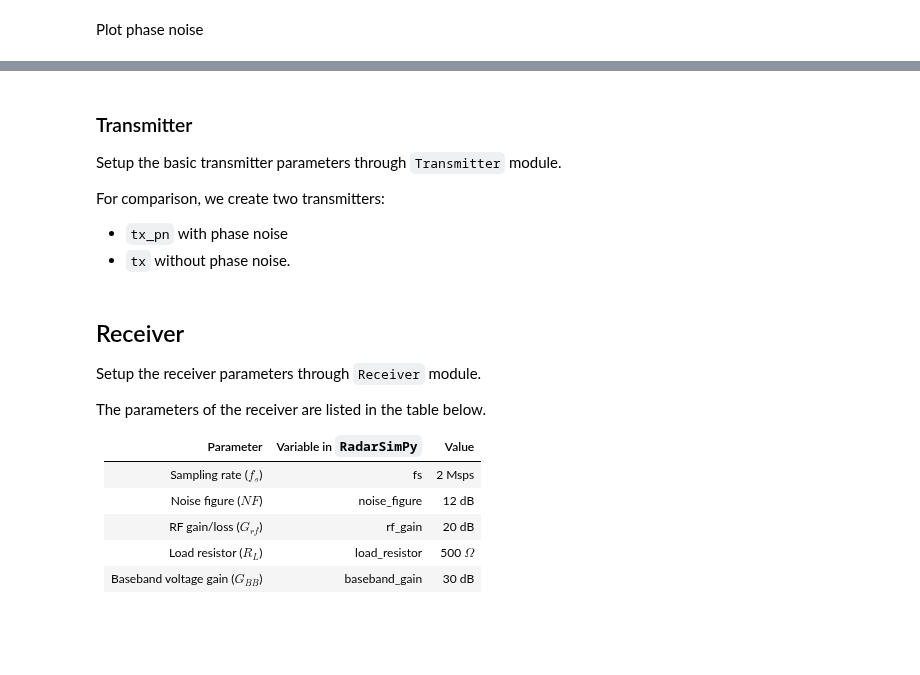
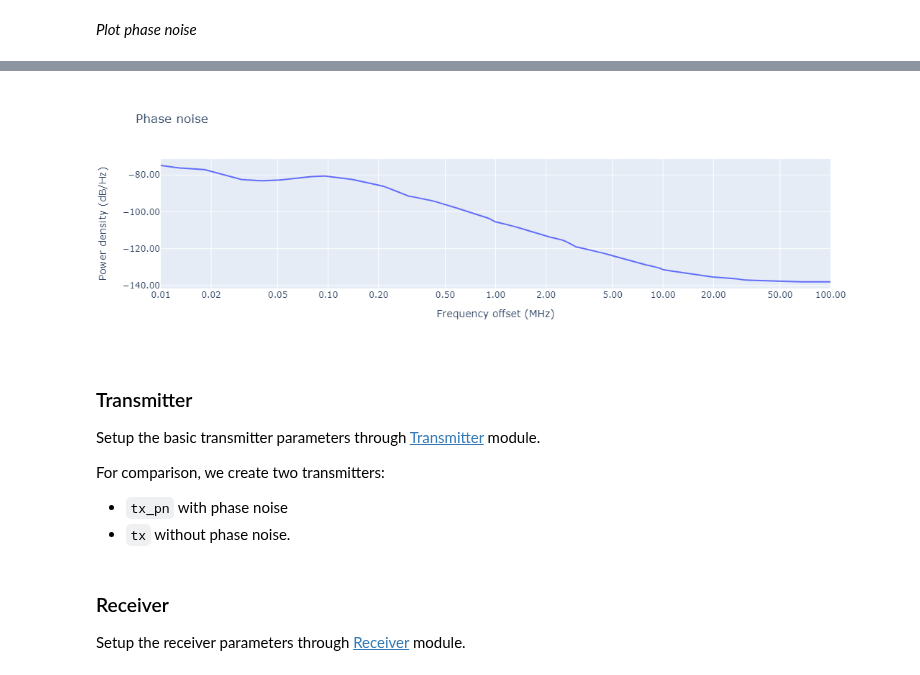
Before and after one commit to radarsimx/radarsimnb, a Jupyter notebook: notebooks/phase_noise.ipynb, the cells around one changed output, grey strips where cells are left out. Cells and saved outputs as stored; diff of their text form; code cells hidden in the pictures; blank space fills up the shorter version.

```diff
--- a/notebooks/phase_noise.ipynb
+++ b/notebooks/phase_noise.ipynb
@@ -27,25 +135,19 @@ phase_noise_power = np.array([-74.82, -75.24, -75.59, -75.90, -76.14, -76.30, -7
-# %% [markdown]
-Plot phase noise
+# %% [markdown]
+_Plot phase noise_
 # %%
 import plotly.graph_objs as go
-from IPython.display import SVG, display
 
 fig = go.Figure()
-
 fig.add_trace(go.Scatter(
     x=phase_noise_freq/1000000,
     y=phase_noise_power,
     name='Phase noise',
 ))
-
 fig.update_layout(
-    # title='Phase noise',
-    template="seaborn",
+    title='Phase noise',
     yaxis=dict(tickformat='.2f', title='Power density (dB/Hz)'),
     xaxis=dict(tickformat='.2f', title='Frequency offset (MHz)', type="log"),
 )
 
-# fig.show()
-# fig.write_image('phase_noise.svg', height=400, width=600)
-display(SVG(fig.to_image(format='svg', scale=1)))
+fig.show()
 # %% [output]
@@ -53,7 +155,8 @@ display(SVG(fig.to_image(format='svg', scale=1)))
+[figure, added]
 # %% [markdown]
 ### Transmitter
 
-Setup the basic transmitter parameters through `Transmitter` module.
+Setup the basic transmitter parameters through [Transmitter](https://radarsimx.github.io/radarsimpy/radar.html#radarsimpy-transmitter) module.
 
 For comparison, we create two transmitters:
 
@@ -85,17 +189,7 @@ tx = Transmitter(f=[24.125e9-50e6, 24.125e9+50e6],
-# %% [markdown]
-## Receiver
-
-Setup the receiver parameters through `Receiver` module.
-
-The parameters of the receiver are listed in the table below.
-
- | Parameter                        | Variable in `RadarSimPy` | Value        |
- | -------------------------------- | ------------------------ | ------------ |
- | Sampling rate ($f_s$)            | fs                       | 2 Msps       |
- | Noise figure ($NF$)              | noise_figure             | 12 dB        |
- | RF gain/loss ($G_{rf}$)          | rf_gain                  | 20 dB        |
- | Load resistor ($R_L$)            | load_resistor            | 500 $\Omega$ |
- | Baseband voltage gain ($G_{BB}$) | baseband_gain            | 30 dB        |
+# %% [markdown]
+### Receiver
+
+Setup the receiver parameters through [Receiver](https://radarsimx.github.io/radarsimpy/radar.html#radarsimpy-receiver) module.
 # %%
 rx_channel = dict(
     location=(0, 0, 0),
```
Also changed, not shown: parts of 15 cells of this notebook.
